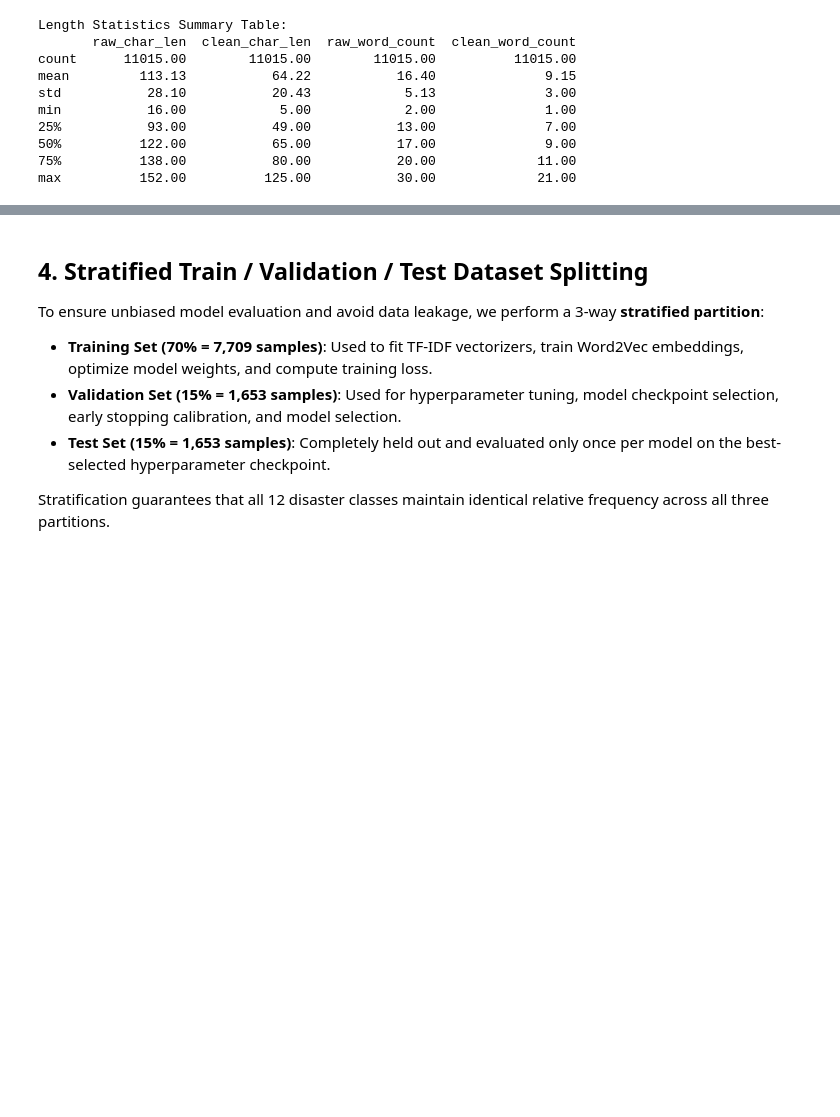
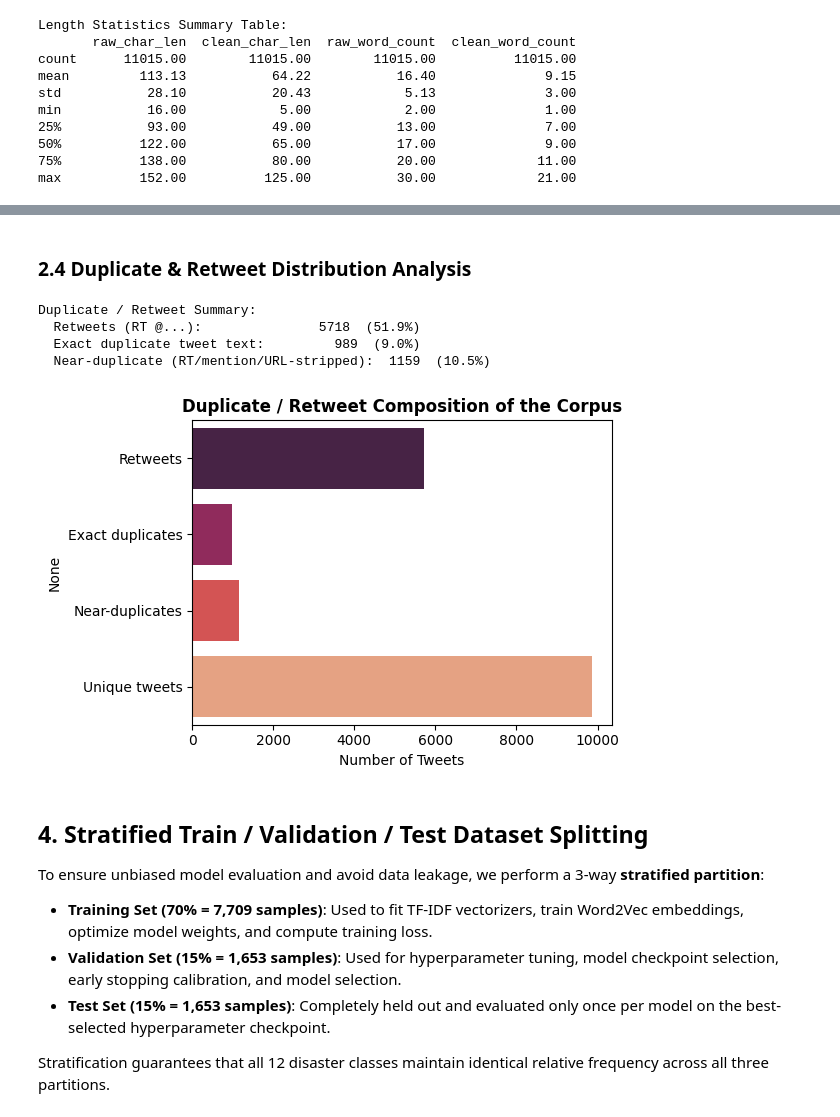
Before and after one commit to xer0Xavishek/disaster-nlp-classification, a Jupyter notebook: disaster_nlp_classification.ipynb, the cells around one changed output, grey strips where cells are left out. Cells and saved outputs as stored; diff of their text form; code cells hidden in the pictures; blank space fills up the shorter version.

```diff
--- a/disaster_nlp_classification.ipynb
+++ b/disaster_nlp_classification.ipynb
@@ -433,6 +424,45 @@ explosion            1        0      64
 earthquake           4        1       1
 typhoon              1        0       0
 boston               1        0       0
+# %% [markdown]
+### 2.4 Duplicate & Retweet Distribution Analysis
+# %%
+is_retweet = df['tweet_text'].str.match(r'^RT @')
+exact_dupes = df['tweet_text'].duplicated().sum()
+
+def normalize_for_dupe_check(text):
+    t = re.sub(r'^RT @\w+:\s*', '', text)
+    t = re.sub(r'@\w+', '', t)
+    t = re.sub(r'http\S+', '', t)
+    t = re.sub(r'\s+', ' ', t).strip().lower()
+    return t
+
+norm_text = df['tweet_text'].apply(normalize_for_dupe_check)
+near_dupes = norm_text.duplicated().sum()
+
+print("Duplicate / Retweet Summary:")
+print(f"  Retweets (RT @...):              {is_retweet.sum():5d}  ({is_retweet.mean()*100:.1f}%)")
+print(f"  Exact duplicate tweet text:       {exact_dupes:5d}  ({exact_dupes/len(df)*100:.1f}%)")
+print(f"  Near-duplicate (RT/mention/URL-stripped): {near_dupes:5d}  ({near_dupes/len(df)*100:.1f}%)")
+
+plt.figure(figsize=(6, 4))
+dup_summary = pd.Series({
+    'Retweets': is_retweet.sum(),
+    'Exact duplicates': exact_dupes,
+    'Near-duplicates': near_dupes,
+    'Unique tweets': len(df) - near_dupes,
+})
+sns.barplot(x=dup_summary.values, y=dup_summary.index, palette='rocket')
+plt.title('Duplicate / Retweet Composition of the Corpus', fontsize=12, fontweight='bold')
+plt.xlabel('Number of Tweets')
+plt.tight_layout()
+plt.show()
+# %% [output]
+Duplicate / Retweet Summary:
+  Retweets (RT @...):               5718  (51.9%)
+  Exact duplicate tweet text:         989  (9.0%)
+  Near-duplicate (RT/mention/URL-stripped):  1159  (10.5%)
+[figure, added]
 # %% [markdown]
 ## 4. Stratified Train / Validation / Test Dataset Splitting
 
```
Also changed, not shown: parts of 26 cells of this notebook.
